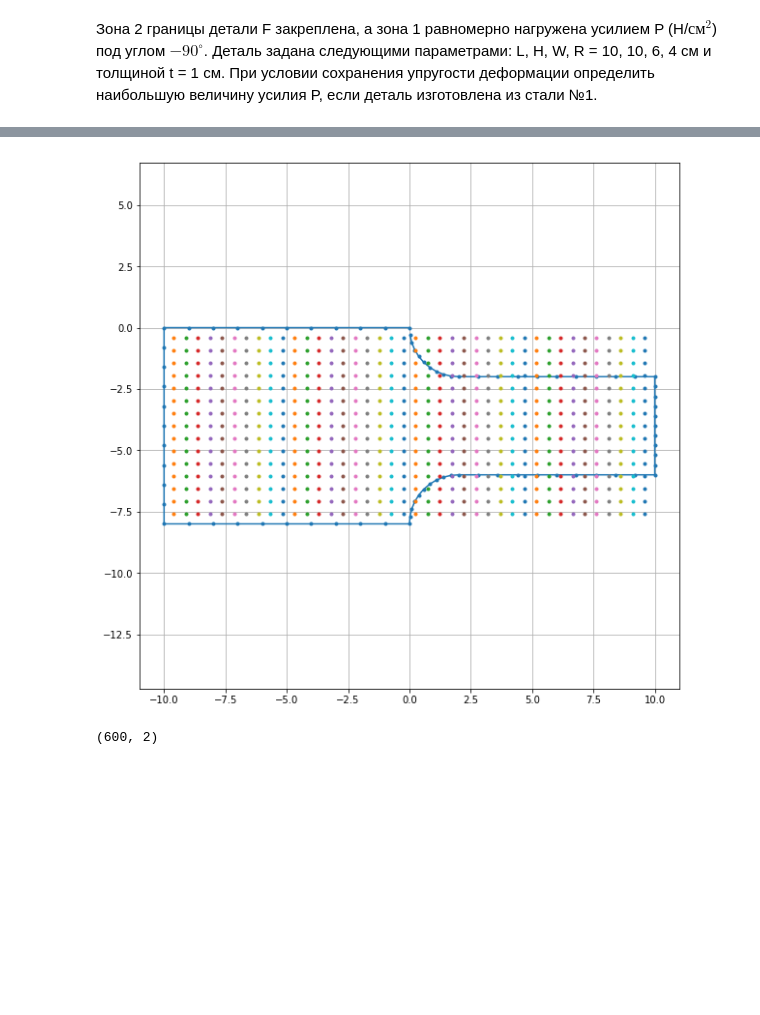
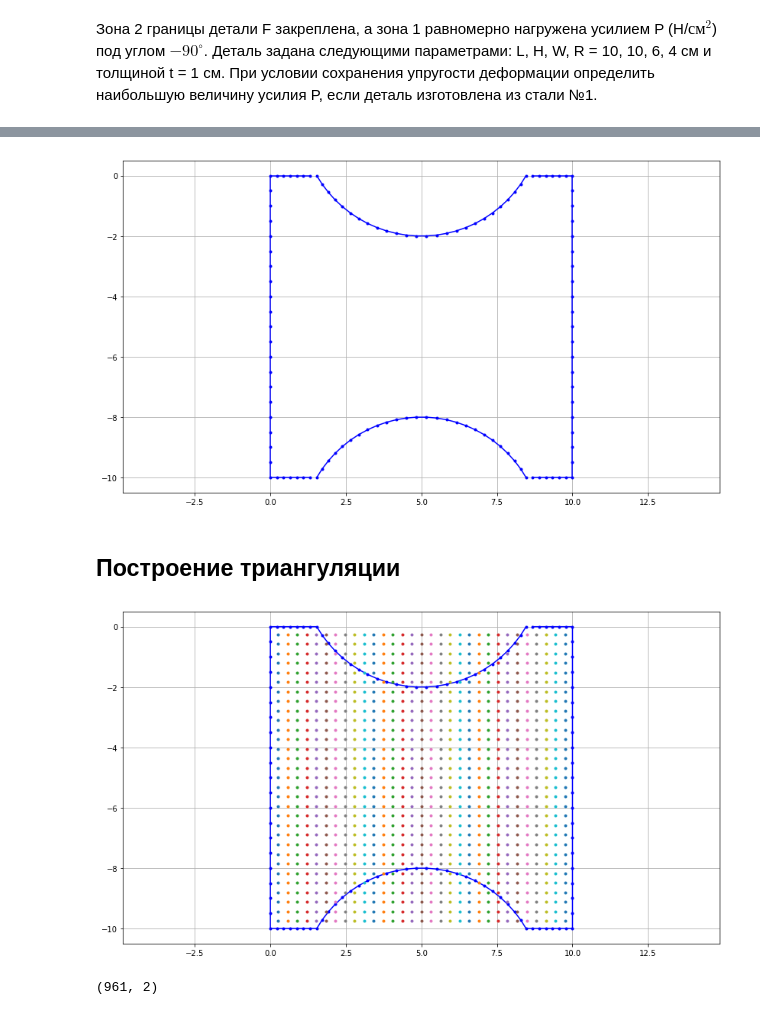
Before and after one commit to alxkorn/ISM, a Jupyter notebook: ISMHW.ipynb, the cells around one changed output, grey strips where cells are left out. Cells and saved outputs as stored; diff of their text form; code cells hidden in the pictures; blank space fills up the shorter version.

```diff
--- a/ISMHW.ipynb
+++ b/ISMHW.ipynb
@@ -96,18 +130,26 @@ plt.plot(split_arc2[:,0],split_arc2[:,1],'.-')
+# %%
+split_bbord = split_border(bbord,[8,21,8])[1:-1]
+split_fbord = split_border(fbord,[8,21,8])[1:-1]
+# %%
+show_parts(split_arc1,split_bbord,split_arc2,split_fbord)
+# %% [output]
+[figure, added]
 # %%
-border = np.vstack((split_bbord,split_arc1,split_fbord,split_arc2))
+border = np.vstack((split_arc1,split_bbord,split_arc2,split_fbord))
+# %% [markdown]
+## Построение триангуляции
 # %%
-delta = 0.4
+delta = 0.25
 # %%
-X,Y = np.meshgrid(np.linspace(-10+delta,10-delta,40),np.linspace(0-delta,-8+delta,15))
+X,Y = np.meshgrid(np.linspace(delta,L-delta,31),np.linspace(0-delta,-L+delta,31))
 # %%
-plt.figure(figsize=(10,10))
-show_points(border)
+show_parts(border)
 plt.plot(X,Y,'.');
 # %% [output]
-[figure, old version]
+[figure, new version]
 # %%
 inner = np.vstack((X.ravel(),Y.ravel())).T
 inner.shape
 # %% [output]
-(600, 2)
+(961, 2)
 # %%
```
Also changed, not shown: parts of 80 cells of this notebook.
